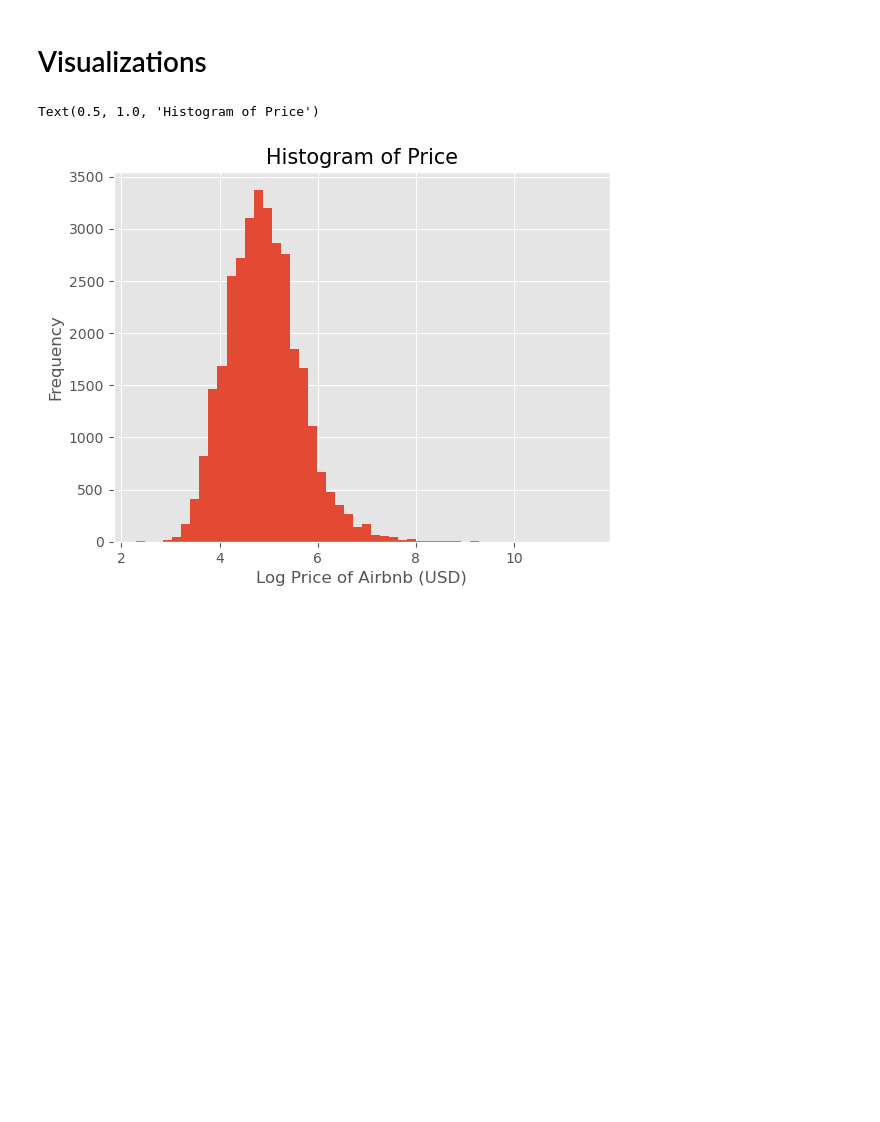
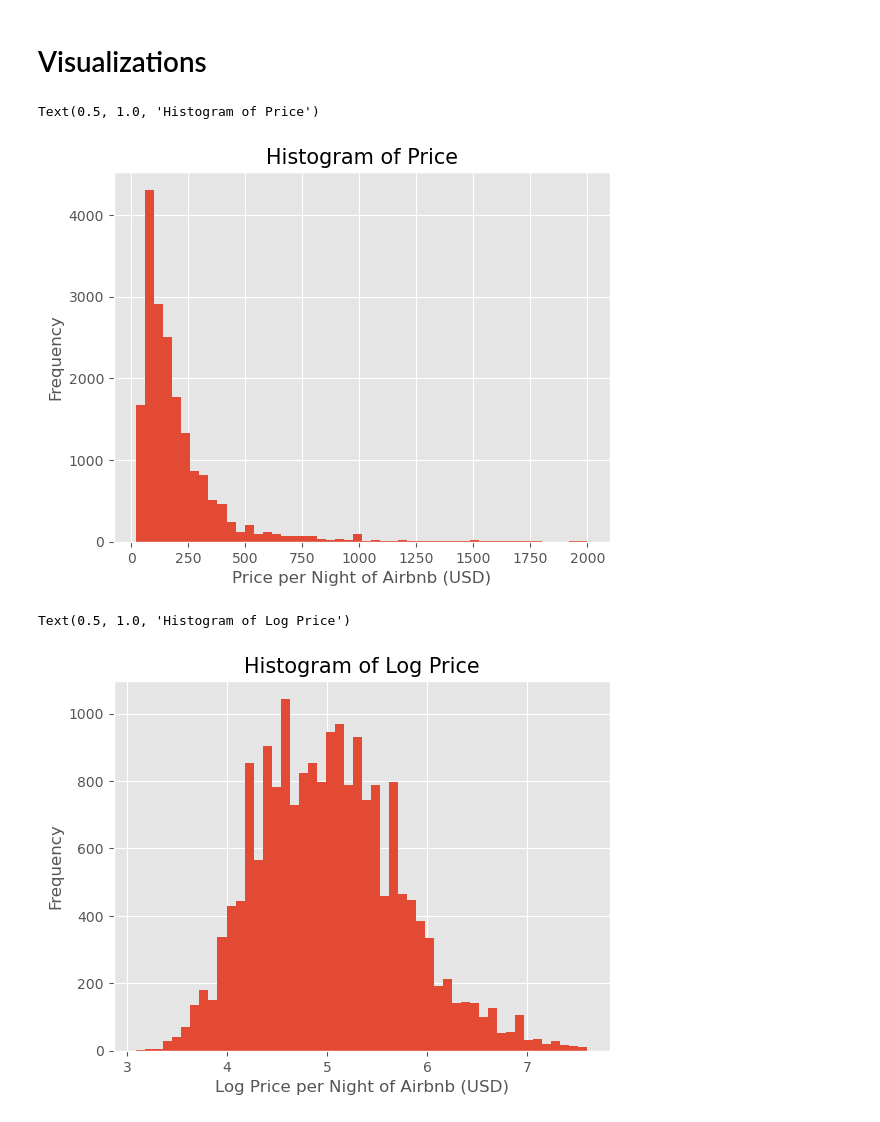
Before and after one commit to liu-roger/data_visualization_project, a Jupyter notebook: visualizations/log_price_histograms.ipynb, the cells around one changed output. Saved outputs shown, nothing was run; the diff lists cells and outputs as text; code cells hidden in the pictures; blank space fills up the shorter version.

```diff
--- a/visualizations/log_price_histograms.ipynb
+++ b/visualizations/log_price_histograms.ipynb
@@ -98,11 +94,19 @@ See the caveats in the documentation: https://pandas.pydata.org/pandas-docs/stab
 # %% [markdown]
 # Visualizations
 # %%
-plt.hist(np.log(listingsNYC['price']), bins = 50)
-plt.xlabel('Log Price of Airbnb (USD)')
+plt.hist((df['price']), bins = 50)
+plt.xlabel('Price per Night of Airbnb (USD)')
 plt.ylabel('Frequency')
 plt.title('Histogram of Price', fontsize = 15)
 # %% [output]
 Text(0.5, 1.0, 'Histogram of Price')
-[figure, old version]
+[figure, new version]
+# %%
+plt.hist((df['log_price']), bins = 50)
+plt.xlabel('Log Price per Night of Airbnb (USD)')
+plt.ylabel('Frequency')
+plt.title('Histogram of Log Price', fontsize = 15)
+# %% [output]
+Text(0.5, 1.0, 'Histogram of Log Price')
+[figure, added]
 # %%
```
Also changed, not shown: parts of 19 cells of this notebook, 3 other files.
